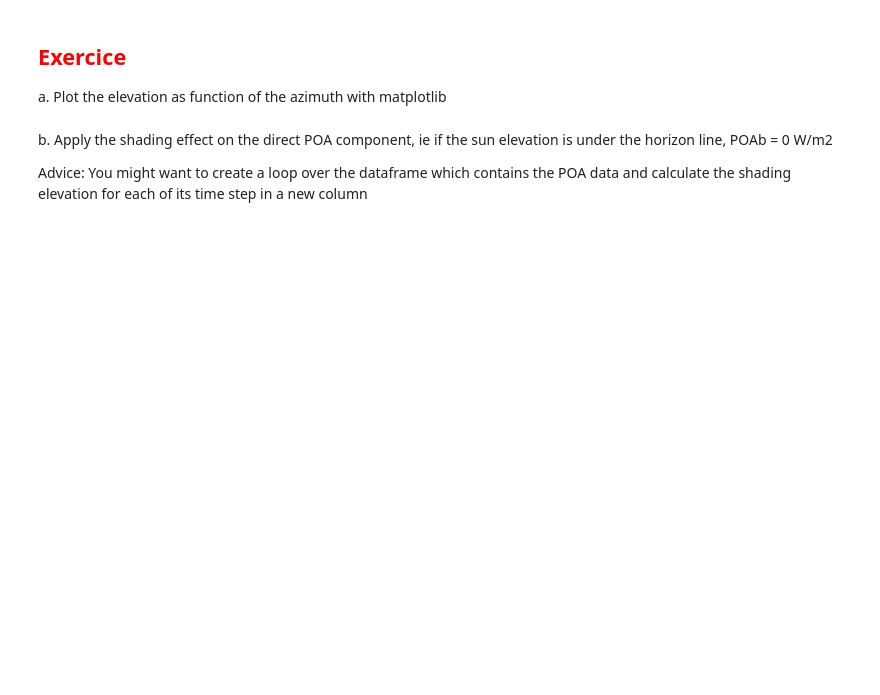
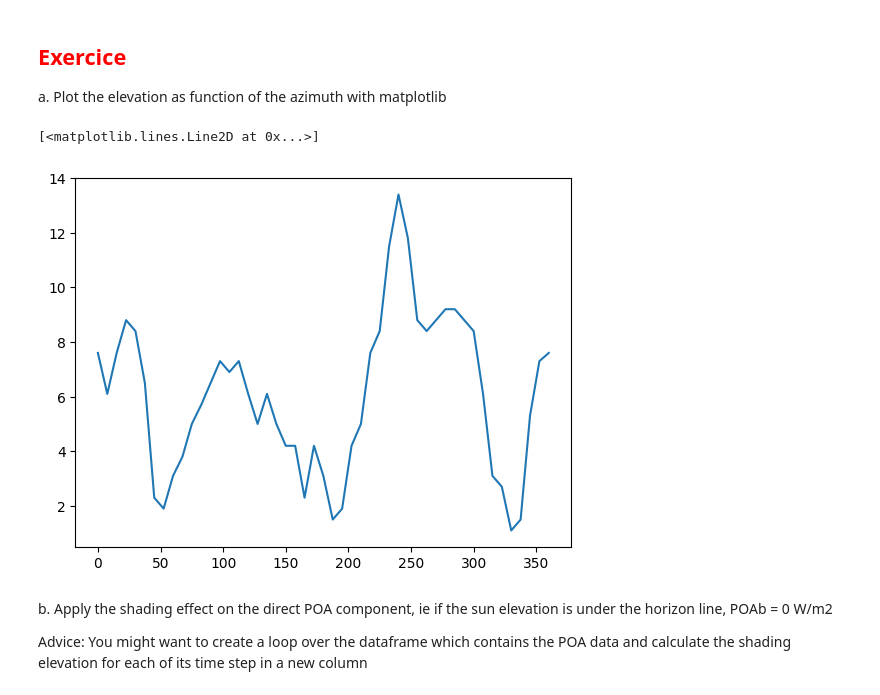
Before and after one commit to AlexandreHugoMathieu/pvfault_detection_solar_academy, a Jupyter notebook: notebooks/python_intro2_horizon_mask.ipynb, the cells around one changed output. Cells and saved outputs as stored; diff of their text form; code cells hidden in the pictures; blank space fills up the shorter version.

```diff
--- a/notebooks/python_intro2_horizon_mask.ipynb
+++ b/notebooks/python_intro2_horizon_mask.ipynb
@@ -188,7 +289,7 @@ print(cos_aoi.head())
 <span style="color: red"> Add the horizon file from PVGIS in the "data" folder by browsing on the left pan and indicate the filename below </span>
 # %%
 # Indicate the full csv-file path
-file = DATA_PATH / "...horizon.csv"
+file = DATA_PATH / "horizon_45.181_5.714.csv"
 # %%
 # Import the file into a pandas DataFrame  (skip some rows and add some arguments to make the dataframe clean))
 data = pd.read_csv(file, sep='\t', skiprows=3, skipfooter=8, engine="python").dropna(axis=1)
@@ -203,7 +311,10 @@ data.head()
 a. Plot the elevation as function of the azimuth with matplotlib
 # %%
 import matplotlib.pyplot as plt
-# Complete here to plot the figure
+plt.plot(data["azimuth"], data["elevation"])
+# %% [output]
+[<matplotlib.lines.Line2D at 0x...>]
+[figure, added]
 # %% [markdown]
 b. Apply the shading effect on the direct POA component, ie if the sun elevation is under the horizon line, POAb = 0 W/m2
 
```
Also changed, not shown: parts of 22 cells of this notebook, 20 other files.
